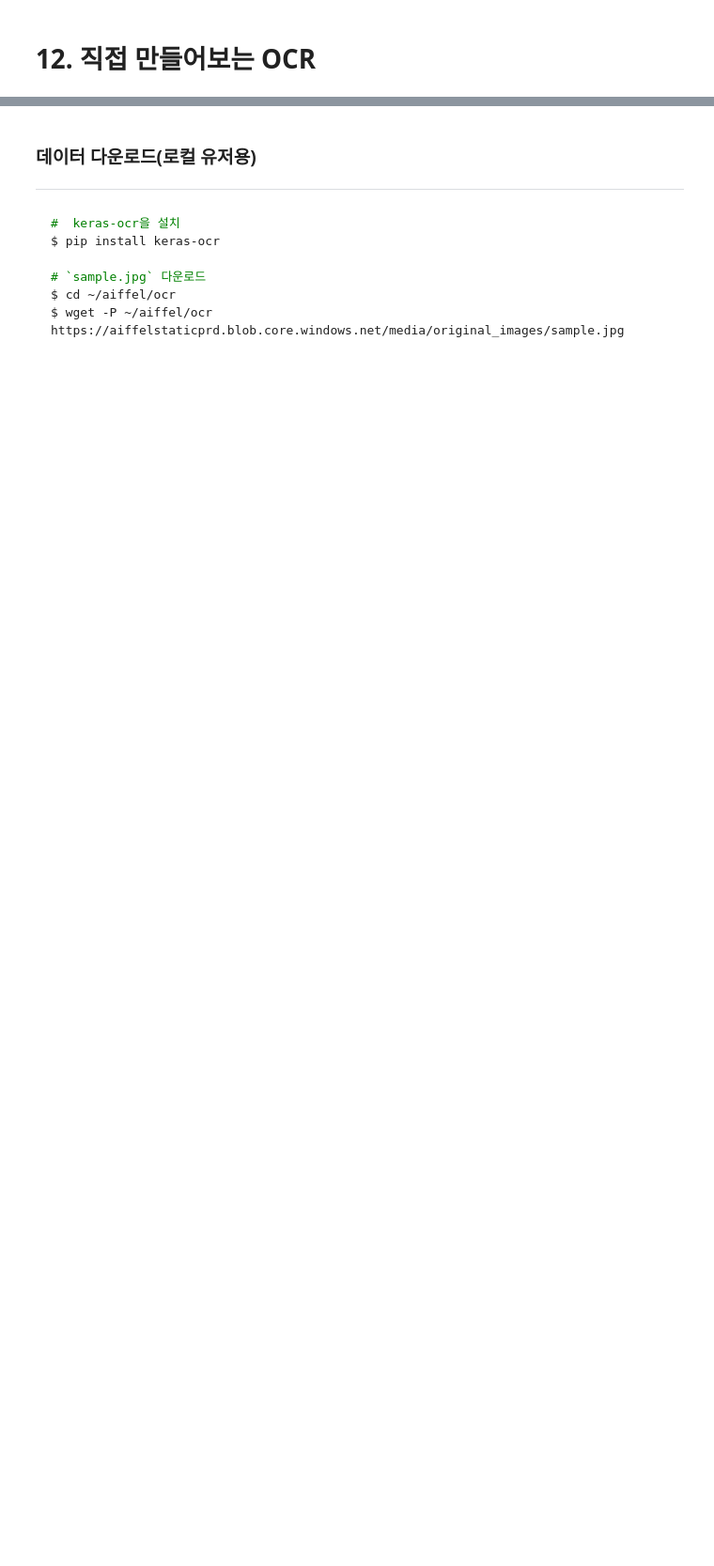
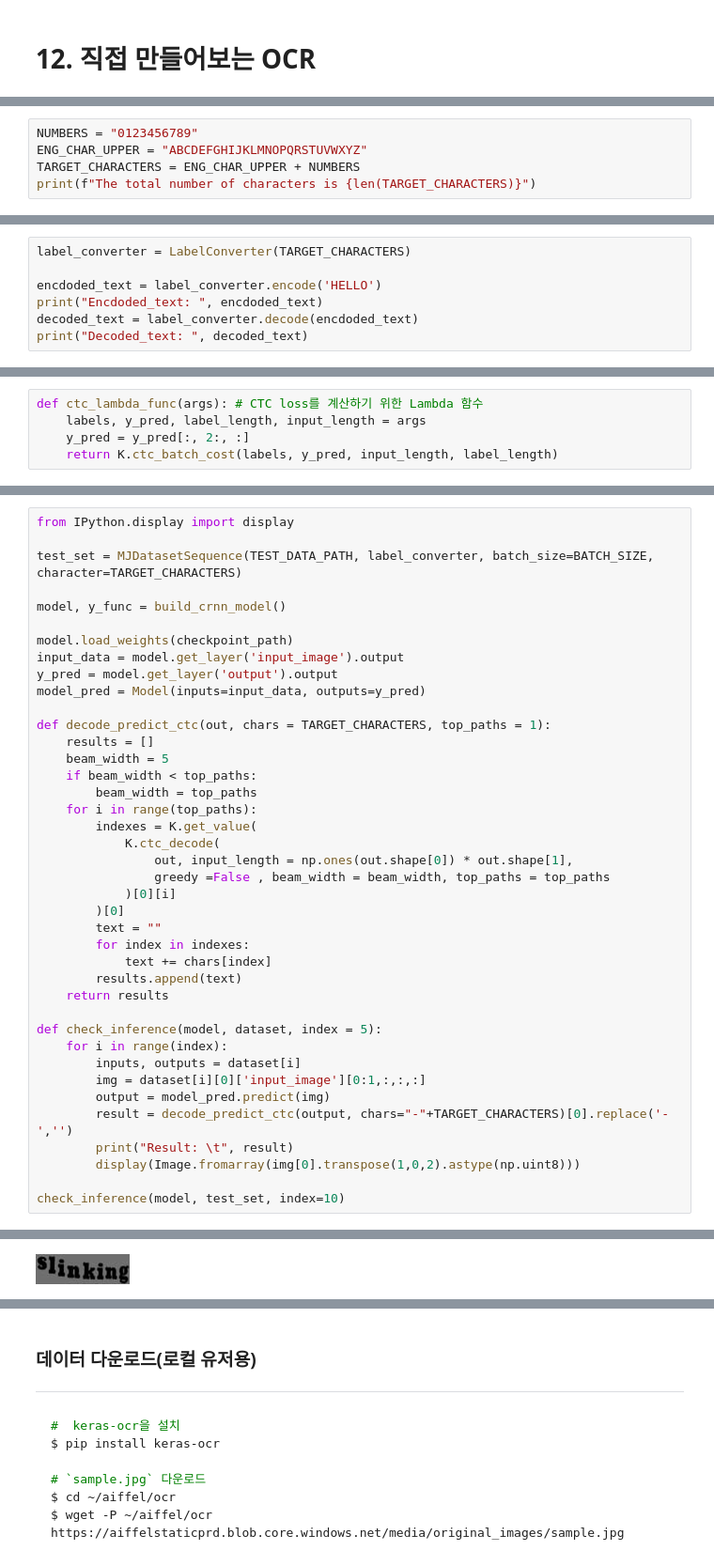
Before and after one commit to IsaacTips/AIFFEL, a Jupyter notebook: Going_Deeper/Project6_End_to_End_OCR/Project6_End_to_End_OCR.ipynb, the cells around one changed output, grey strips where cells are left out. Shown at 94% size. Drawn from its saved outputs; the diff is of its cells as text; blank space fills up the shorter version.

```diff
--- a/Going_Deeper/Project6_End_to_End_OCR/Project6_End_to_End_OCR.ipynb
+++ b/Going_Deeper/Project6_End_to_End_OCR/Project6_End_to_End_OCR.ipynb
@@ -2,0 +81,5 @@
+# %%
+NUMBERS = "0123456789"
+ENG_CHAR_UPPER = "ABCDEFGHIJKLMNOPQRSTUVWXYZ"
+TARGET_CHARACTERS = ENG_CHAR_UPPER + NUMBERS
+print(f"The total number of characters is {len(TARGET_CHARACTERS)}")
@@ -2,0 +343,7 @@
+# %%
+label_converter = LabelConverter(TARGET_CHARACTERS)
+
+encdoded_text = label_converter.encode('HELLO')
+print("Encdoded_text: ", encdoded_text)
+decoded_text = label_converter.decode(encdoded_text)
+print("Decoded_text: ", decoded_text)
@@ -2,0 +359,5 @@
+# %%
+def ctc_lambda_func(args): # CTC loss를 계산하기 위한 Lambda 함수
+    labels, y_pred, label_length, input_length = args
+    y_pred = y_pred[:, 2:, :]
+    return K.ctc_batch_cost(labels, y_pred, input_length, label_length)
@@ -2,0 +481,41 @@
+# %%
+from IPython.display import display
+
+test_set = MJDatasetSequence(TEST_DATA_PATH, label_converter, batch_size=BATCH_SIZE, character=TARGET_CHARACTERS)
+
+model, y_func = build_crnn_model()
+
+model.load_weights(checkpoint_path)
+input_data = model.get_layer('input_image').output
+y_pred = model.get_layer('output').output
+model_pred = Model(inputs=input_data, outputs=y_pred)
+
+def decode_predict_ctc(out, chars = TARGET_CHARACTERS, top_paths = 1):
+    results = []
+    beam_width = 5
+    if beam_width < top_paths:
+        beam_width = top_paths
+    for i in range(top_paths):
+        indexes = K.get_value(
+            K.ctc_decode(
+                out, input_length = np.ones(out.shape[0]) * out.shape[1],
+                greedy =False , beam_width = beam_width, top_paths = top_paths
+            )[0][i]
+        )[0]
+        text = ""
+        for index in indexes:
+            text += chars[index]
+        results.append(text)
+    return results
+
+def check_inference(model, dataset, index = 5):
+    for i in range(index):
+        inputs, outputs = dataset[i]
+        img = dataset[i][0]['input_image'][0:1,:,:,:]
+        output = model_pred.predict(img)
+        result = decode_predict_ctc(output, chars="-"+TARGET_CHARACTERS)[0].replace('-','')
+        print("Result: \t", result)
+        display(Image.fromarray(img[0].transpose(1,0,2).astype(np.uint8)))
+
+check_inference(model, test_set, index=10)
+# %% [output]
@@ -2,0 +523 @@
+[figure, added]
```
Also changed, not shown: parts of 44 cells of this notebook.
